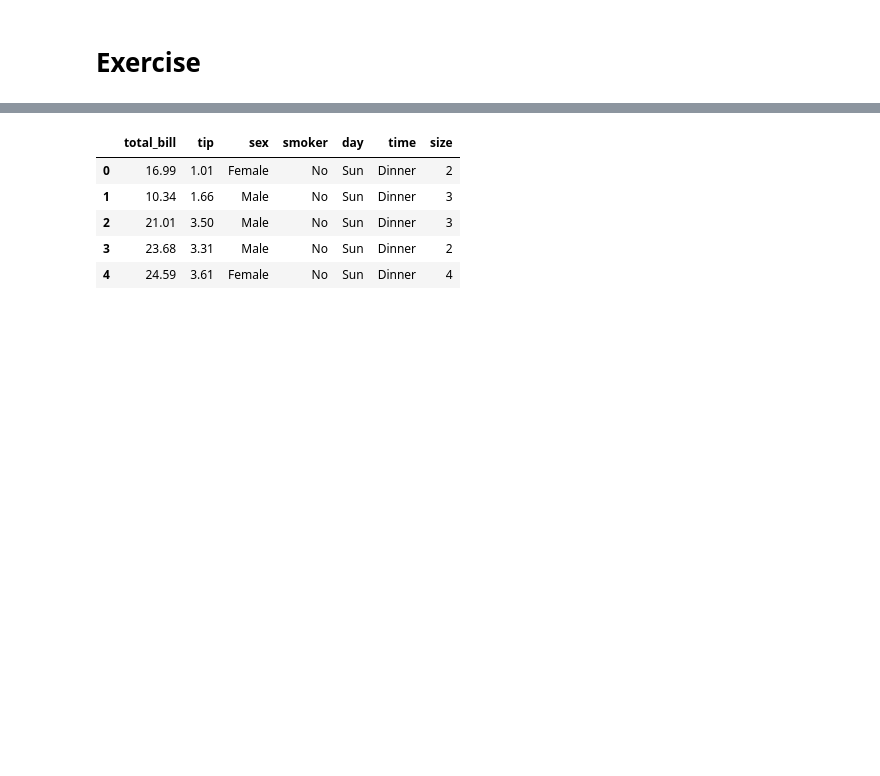
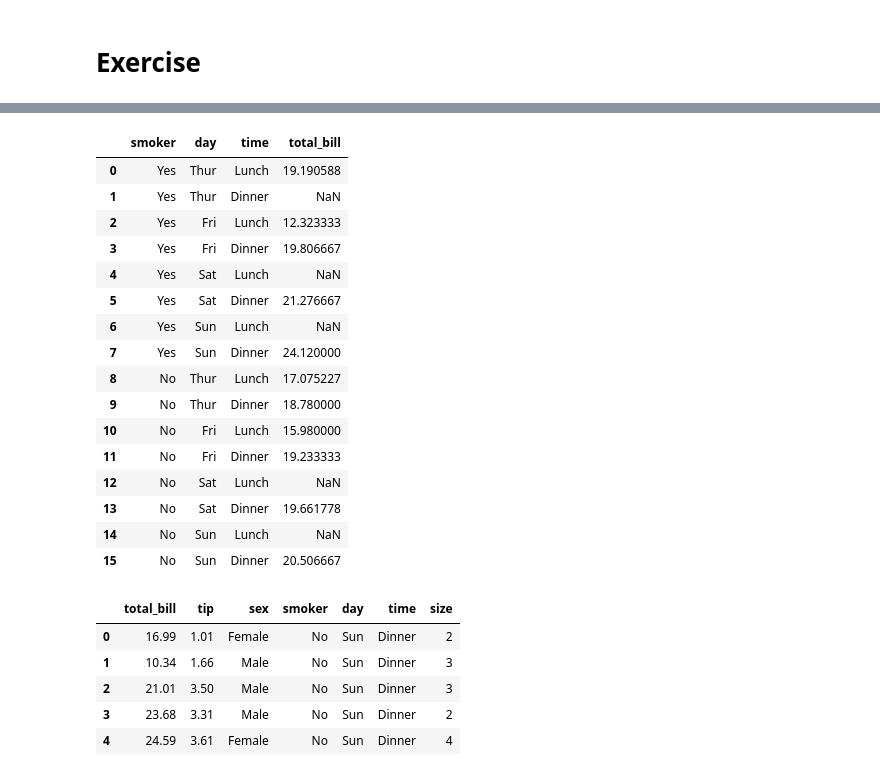
Before and after one commit to chendaniely/2022-06-29-python, a Jupyter notebook: 02-more.ipynb, the cells around one changed output, grey strips where cells are left out. Saved outputs shown, nothing was run; the diff lists cells and outputs as text; code cells hidden in the pictures; blank space fills up the shorter version.

```diff
--- a/02-more.ipynb
+++ b/02-more.ipynb
@@ -276,3 +311,28 @@ tips = sns.load_dataset("tips")
+# %%
+(tips
+ .groupby(["smoker", "day", "time"])
+ ["total_bill"]
+ .mean()
+ .reset_index()
+)
+# %% [output]
+|  | smoker | day | time | total_bill |
+| 0 | Yes | Thur | Lunch | 19.190588 |
+| 1 | Yes | Thur | Dinner | NaN |
+| 2 | Yes | Fri | Lunch | 12.323333 |
+| 3 | Yes | Fri | Dinner | 19.806667 |
+| 4 | Yes | Sat | Lunch | NaN |
+| 5 | Yes | Sat | Dinner | 21.276667 |
+| 6 | Yes | Sun | Lunch | NaN |
+| 7 | Yes | Sun | Dinner | 24.120000 |
+| 8 | No | Thur | Lunch | 17.075227 |
+| 9 | No | Thur | Dinner | 18.780000 |
+| 10 | No | Fri | Lunch | 15.980000 |
+| 11 | No | Fri | Dinner | 19.233333 |
+| 12 | No | Sat | Lunch | NaN |
+| 13 | No | Sat | Dinner | 19.661778 |
+| 14 | No | Sun | Lunch | NaN |
+| 15 | No | Sun | Dinner | 20.506667 |
 # %%
 tips.head()
 # %% [output]
```
Also changed, not shown: parts of 2 cells of this notebook, 2 other files.
